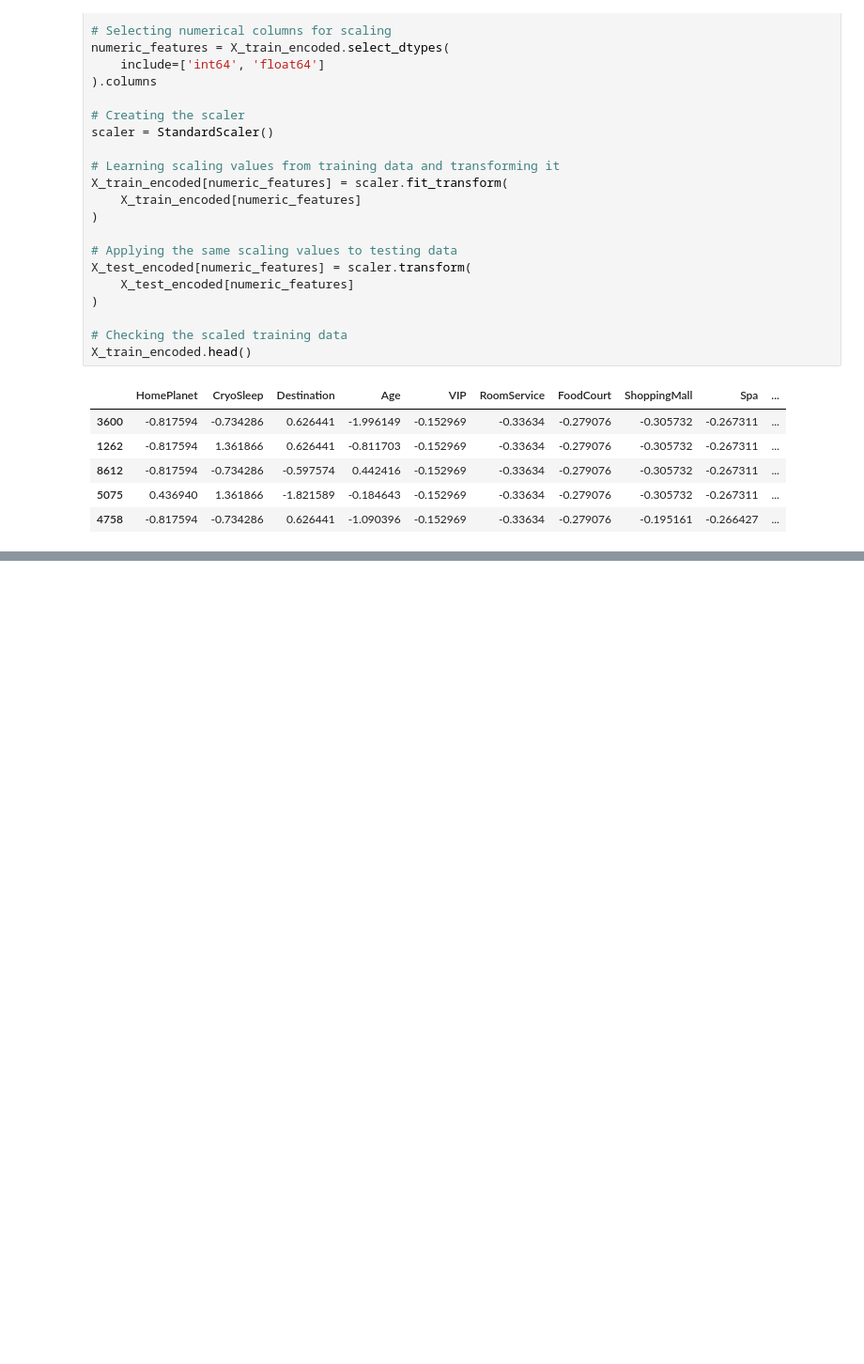
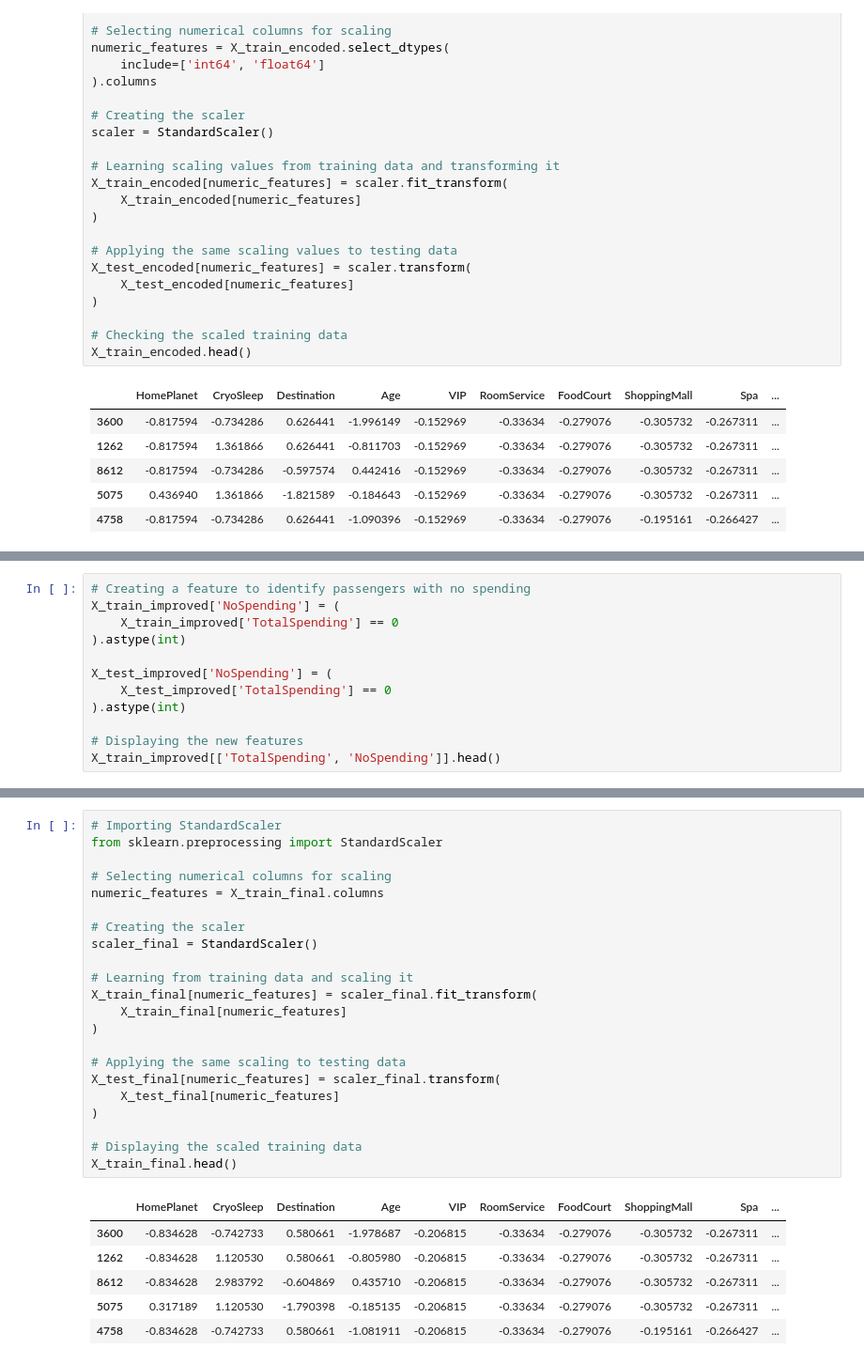
Before and after one commit to PragatiTripathi000/Spaceship-Titanic-ML, a Jupyter notebook: notebooks/spaceship_titanic_analysis.ipynb, the cells around one changed output, grey strips where cells are left out. Shown at 94% size. Cells and saved outputs as stored; diff of their text form; blank space fills up the shorter version.

```diff
--- a/notebooks/spaceship_titanic_analysis.ipynb
+++ b/notebooks/spaceship_titanic_analysis.ipynb
@@ -544,0 +723,12 @@ X_train_encoded.head()
+# %%
+# Creating a feature to identify passengers with no spending
+X_train_improved['NoSpending'] = (
+    X_train_improved['TotalSpending'] == 0
+).astype(int)
+
+X_test_improved['NoSpending'] = (
+    X_test_improved['TotalSpending'] == 0
+).astype(int)
+
+# Displaying the new features
+X_train_improved[['TotalSpending', 'NoSpending']].head()
@@ -544,0 +823,29 @@ X_train_encoded.head()
+# %%
+# Importing StandardScaler
+from sklearn.preprocessing import StandardScaler
+
+# Selecting numerical columns for scaling
+numeric_features = X_train_final.columns
+
+# Creating the scaler
+scaler_final = StandardScaler()
+
+# Learning from training data and scaling it
+X_train_final[numeric_features] = scaler_final.fit_transform(
+    X_train_final[numeric_features]
+)
+
+# Applying the same scaling to testing data
+X_test_final[numeric_features] = scaler_final.transform(
+    X_test_final[numeric_features]
+)
+
+# Displaying the scaled training data
+X_train_final.head()
+# %% [output]
+|  | HomePlanet | CryoSleep | Destination | Age | VIP | RoomService | FoodCourt | ShoppingMall | Spa | ... |
+| 3600 | -0.834628 | -0.742733 | 0.580661 | -1.978687 | -0.206815 | -0.33634 | -0.279076 | -0.305732 | -0.267311 | ... |
+| 1262 | -0.834628 | 1.120530 | 0.580661 | -0.805980 | -0.206815 | -0.33634 | -0.279076 | -0.305732 | -0.267311 | ... |
+| 8612 | -0.834628 | 2.983792 | -0.604869 | 0.435710 | -0.206815 | -0.33634 | -0.279076 | -0.305732 | -0.267311 | ... |
+| 5075 | 0.317189 | 1.120530 | -1.790398 | -0.185135 | -0.206815 | -0.33634 | -0.279076 | -0.305732 | -0.267311 | ... |
+| 4758 | -0.834628 | -0.742733 | 0.580661 | -1.081911 | -0.206815 | -0.33634 | -0.279076 | -0.195161 | -0.266427 | ... |
```
Also changed, not shown: parts of 31 cells of this notebook.
